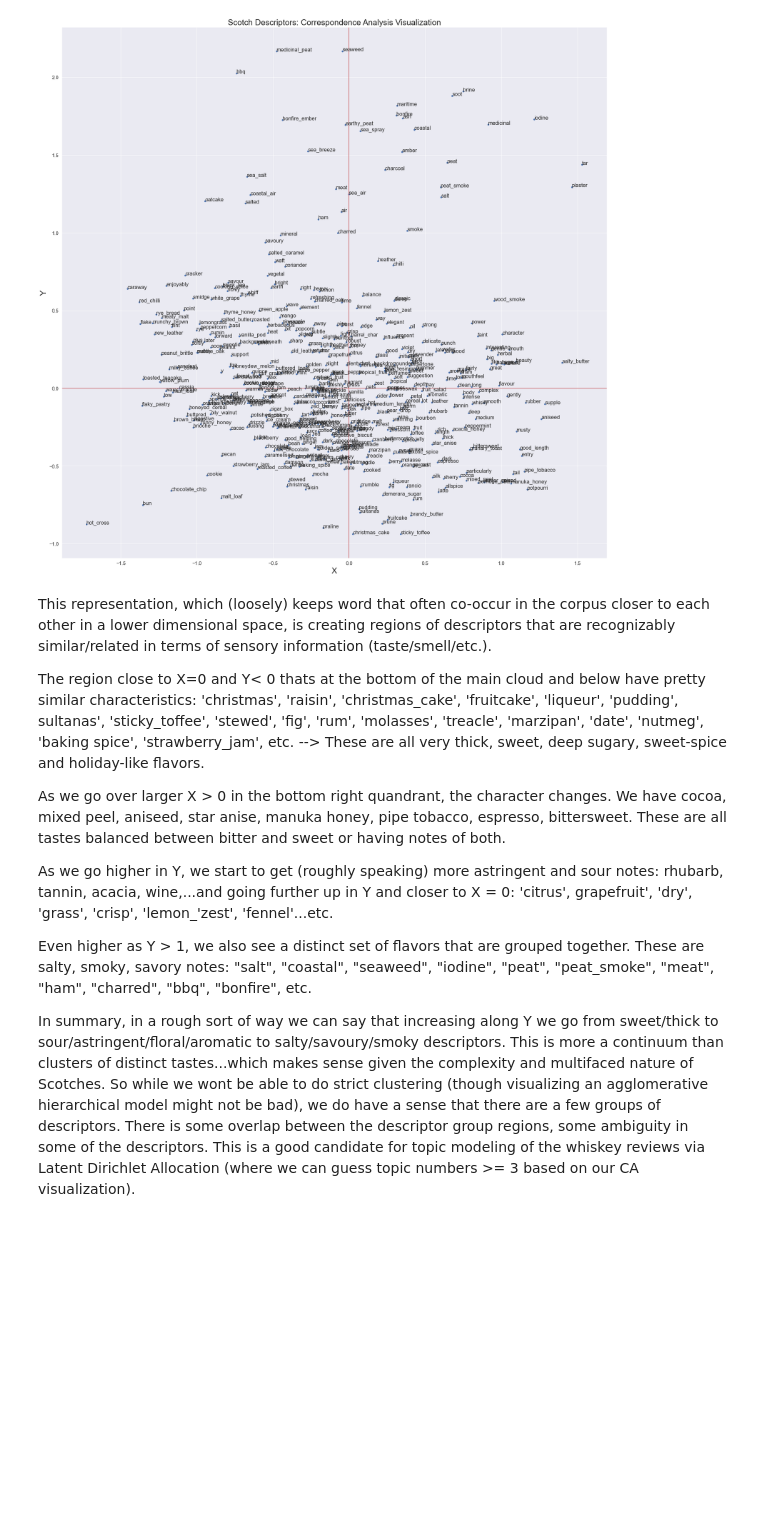
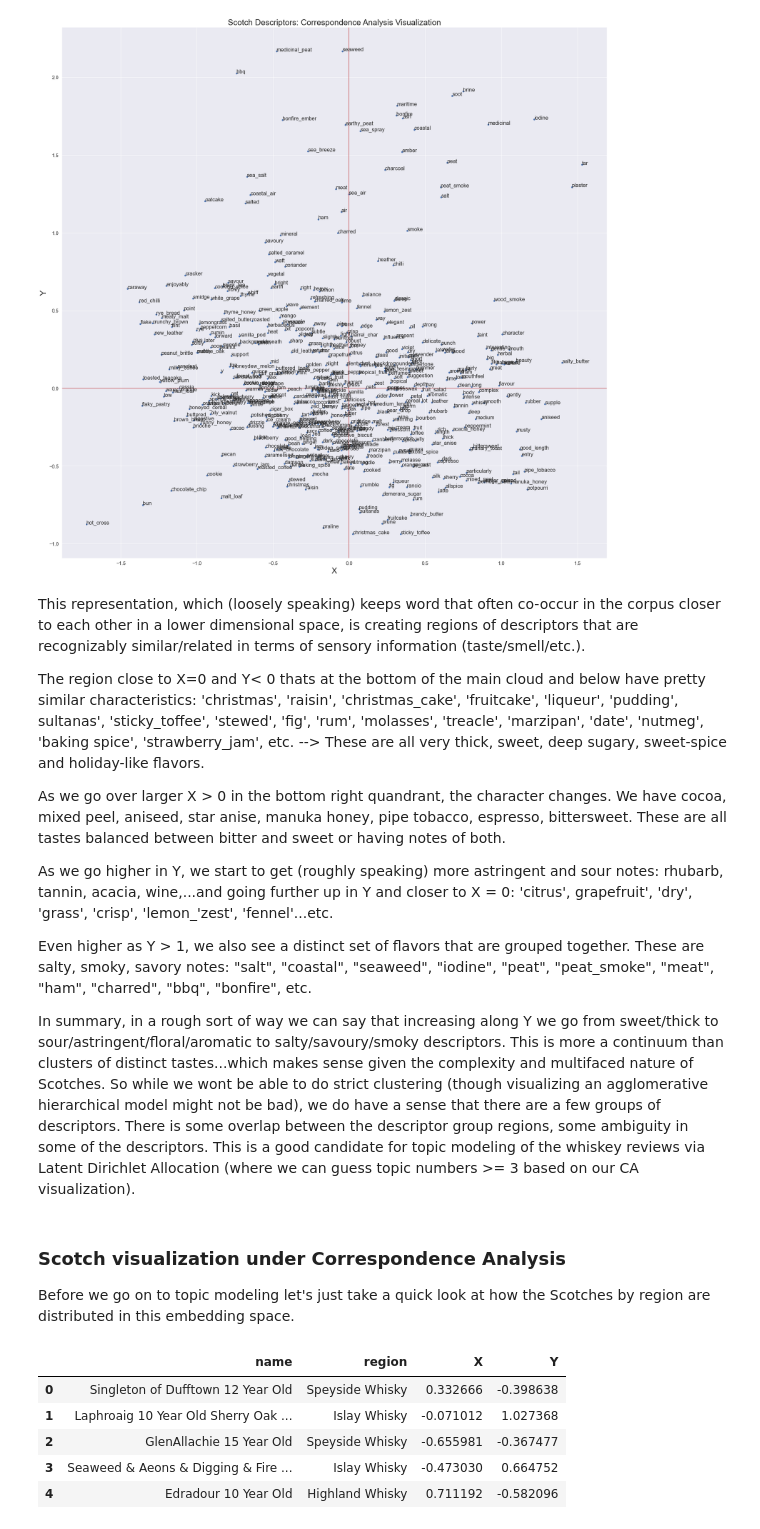
Before and after one commit to admveen/ScotchNLP, a Jupyter notebook: EDA.ipynb, the cells around one changed output. Drawn from its saved outputs; the diff is of its cells as text; code cells hidden in the pictures; blank space fills up the shorter version.

```diff
--- a/EDA.ipynb
+++ b/EDA.ipynb
@@ -309,7 +311,7 @@ plt.show()
 # %% [output]
 [figure]
 # %% [markdown]
-This representation, which (loosely) keeps word that often co-occur in the corpus closer to each other in a lower dimensional space, is creating regions of descriptors that are recognizably similar/related in terms of sensory information (taste/smell/etc.).
+This representation, which (loosely speaking) keeps word that often co-occur in the corpus closer to each other in a lower dimensional space, is creating regions of descriptors that are recognizably similar/related in terms of sensory information (taste/smell/etc.).
 
 The region close to X=0 and Y< 0 thats at the bottom of the main cloud and below have pretty similar characteristics: 'christmas', 'raisin', 'christmas_cake', 'fruitcake', 'liqueur', 'pudding', sultanas', 'sticky_toffee', 'stewed', 'fig', 'rum', 'molasses', 'treacle', 'marzipan', 'date', 'nutmeg', 'baking spice', 'strawberry_jam', etc. --> These are all very thick, sweet, deep sugary, sweet-spice and holiday-like flavors.
 
@@ -321,3 +323,20 @@ Even higher as Y > 1, we also see a distinct set of flavors that are grouped tog
 
 
 In summary, in a rough sort of way we can say that increasing along Y we go from sweet/thick to sour/astringent/floral/aromatic to salty/savoury/smoky descriptors. This is more a continuum than clusters of distinct tastes...which makes sense given the complexity and multifaced nature of Scotches. So while we wont be able to do strict clustering (though visualizing an agglomerative hierarchical model might not be bad), we do have a sense that there are a few groups of descriptors. There is some overlap between the descriptor group regions, some ambiguity in some of the descriptors. This is a good candidate for topic modeling of the whiskey reviews via Latent Dirichlet Allocation (where we can guess topic numbers >= 3 based on our CA visualization).
+# %% [markdown]
+### Scotch visualization under Correspondence Analysis
+
+Before we go on to topic modeling let's just take a quick look at how the Scotches by region are distributed in this embedding space.
+# %%
+CA_scotch_embed = ca.row_coordinates(descriptor_subset).reset_index().rename(columns = {'index':'name', 0: 'X', 1: 'Y'})
+CA_scotch_embed = pd.merge(left = whisk_data, right = CA_scotch_embed, on = 'name').loc[:, ['name', 'region', 'X', 'Y']]
+CA_scotch_embed = CA_scotch_embed[(CA_scotch_embed.region != 'Scotch Whisky') & (CA_scotch_embed.region != 'Other Scotch Whisky')]
+# CA_scotch_embed = CA_scotch_embed[(CA_scotch_embed.region == 'Campbeltown Whisky') | (CA_scotch_embed.region == 'Speyside Whisky')]
+CA_scotch_embed.head()
+# %% [output]
+|  | name | region | X | Y |
+| 0 | Singleton of Dufftown 12 Year Old | Speyside Whisky | 0.332666 | -0.398638 |
+| 1 | Laphroaig 10 Year Old Sherry Oak ... | Islay Whisky | -0.071012 | 1.027368 |
+| 2 | GlenAllachie 15 Year Old | Speyside Whisky | -0.655981 | -0.367477 |
+| 3 | Seaweed & Aeons & Digging & Fire ... | Islay Whisky | -0.473030 | 0.664752 |
+| 4 | Edradour 10 Year Old | Highland Whisky | 0.711192 | -0.582096 |
```
Also changed, not shown: parts of 3 cells of this notebook.
